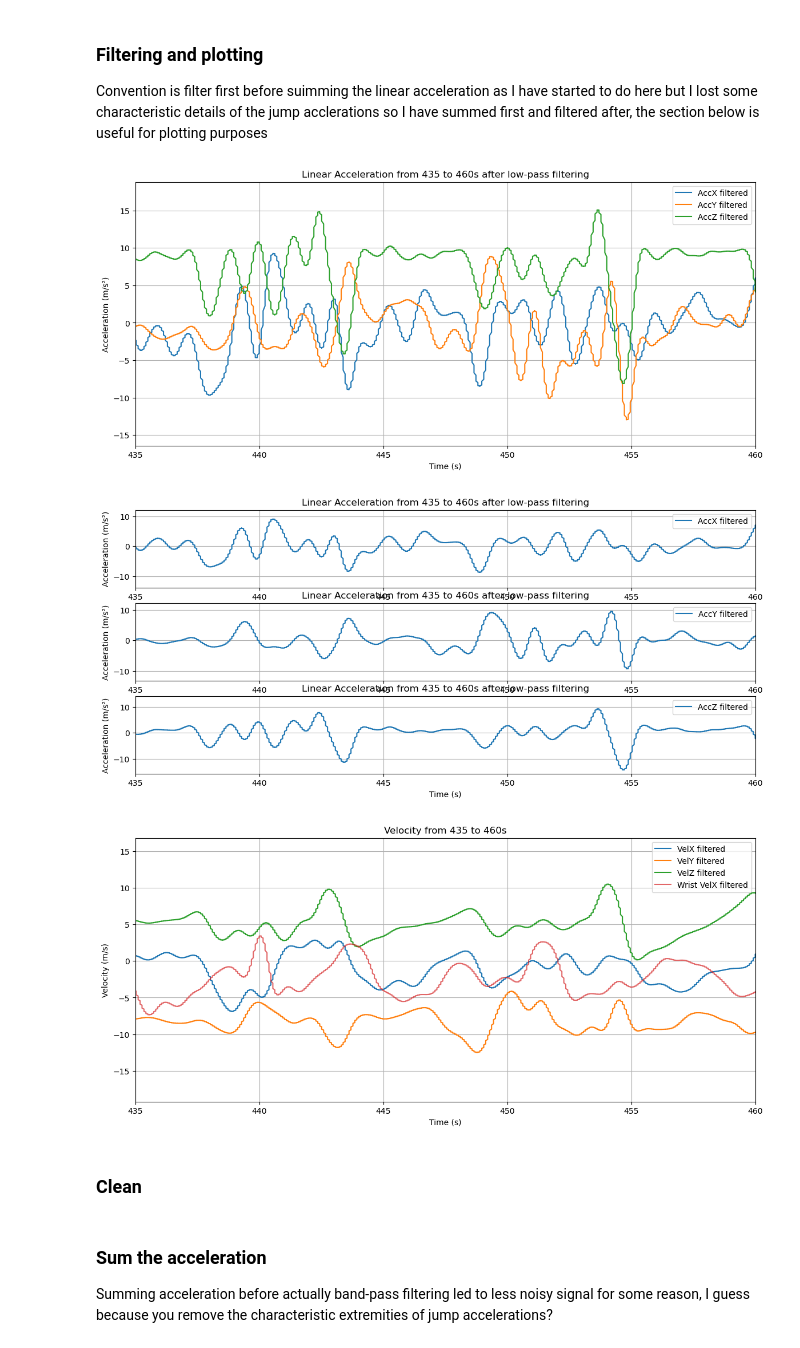
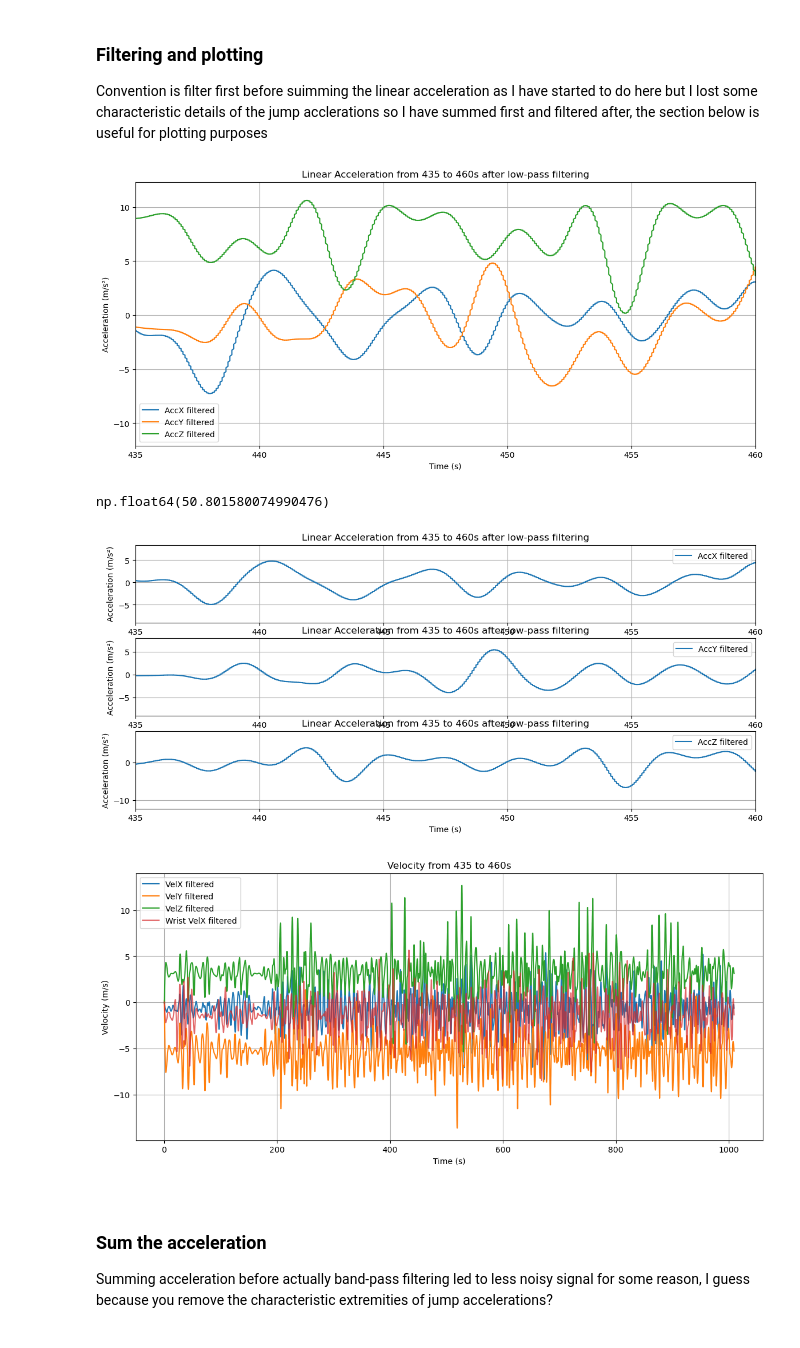
Before and after one commit to tdjohnson1987/ProJump, a Jupyter notebook: Data analysis and jump detection algorithm/EDA.ipynb, the cells around one changed output. Cells and saved outputs as stored; diff of their text form; code cells hidden in the pictures.

```diff
--- a/Data analysis and jump detection algorithm/EDA.ipynb
+++ b/Data analysis and jump detection algorithm/EDA.ipynb
@@ -574,7 +571,8 @@ Convention is filter first before suimming the linear acceleration as I have sta
 from scipy.signal import butter, filtfilt
 
 # Low-pass filter setup
-def butter_lowpass_filter(data, cutoff=1, fs=50, order=4):
+# def butter_lowpass_filter(data, cutoff=1, fs=50, order=4)
+def butter_lowpass_filter(data, cutoff=1, fs=136, order=4):
     nyq = 0.5 * fs
     norm_cutoff = cutoff / nyq
     b, a = butter(order, norm_cutoff, btype='low', analog=False)
@@ -601,11 +599,16 @@ plt.legend()
 plt.grid(True)
 plt.show()
 # %% [output]
-[figure, old version]
+[figure, new version]
+# %%
+estimated_hz
+# %% [output]
+np.float64(50.801580074990476)
 # %%
 from scipy import integrate
 
-def butter_highpass_filter(data, cutoff=0.1, fs=50, order=4):
+def butter_highpass_filter(data, cutoff=0.1, fs=136, order=4):
+# def butter_highpass_filter(data, cutoff=0.1, fs=50, order=4):
     nyq = 0.5 * fs
     norm_cutoff = cutoff / nyq
     b, a = butter(order, norm_cutoff, btype='high', analog=False)
@@ -623,8 +626,6 @@ plt.subplots(figsize=(14, 6), nrows=3, ncols=1)
 
 plt.subplot(3, 1, 1)
 plt.plot(df_mad_jonatan_chest['time'], filtered_accX_ch, label='AccX filtered')
-# plt.plot(df_mad_jonatan_chest['time'], filtered_accY_ch, label='AccY filtered')
-# plt.plot(df_mad_jonatan_chest['time'], filtered_accZ_ch, label='AccZ filtered')
 plt.xlim(435, 460)  # Adjust x-axis limits to zoom in
 # plt.ylim(-500, 500)  # Adjust y-axis limits
 plt.title('Linear Acceleration from 435 to 460s after low-pass filtering')
@@ -634,9 +635,7 @@ plt.legend()
 plt.grid(True)
 
 plt.subplot(3, 1, 2)
-# plt.plot(df_mad_jonatan_chest['time'], filtered_accX_ch, label='AccX filtered')
 plt.plot(df_mad_jonatan_chest['time'], filtered_accY_ch, label='AccY filtered')
-# plt.plot(df_mad_jonatan_chest['time'], filtered_accZ_ch, label='AccZ filtered')
 plt.xlim(435, 460)  # Adjust x-axis limits to zoom in
 # plt.ylim(-500, 500)  # Adjust y-axis limits
 plt.title('Linear Acceleration from 435 to 460s after low-pass filtering')
@@ -646,8 +645,6 @@ plt.legend()
 plt.grid(True)
 
 plt.subplot(3, 1, 3)
-# plt.plot(df_mad_jonatan_chest['time'], filtered_accX_ch, label='AccX filtered')
-# plt.plot(df_mad_jonatan_chest['time'], filtered_accY_ch, label='AccY filtered')
 plt.plot(df_mad_jonatan_chest['time'], filtered_accZ_ch, label='AccZ filtered')
 plt.xlim(435, 460)  # Adjust x-axis limits to zoom in
 # plt.ylim(-500, 500)  # Adjust y-axis limits
@@ -658,37 +655,39 @@ plt.legend()
 plt.grid(True)
 plt.show()
 # %% [output]
-[figure, old version]
+[figure, new version]
 # %%
 
 
-# Plot different axies of velocity
+# # Plot different axies of velocity
 filtered_velX_ch = integrate.cumulative_trapezoid(filtered_accX_ch, dx=1/estimated_hz, initial=0)
 filtered_velY_ch = integrate.cumulative_trapezoid(filtered_accY_ch, dx=1/estimated_hz, initial=0)
 filtered_velZ_ch = integrate.cumulative_trapezoid(filtered_accZ_ch, dx=1/estimated_hz, initial=0)
 
 filtered_velX_wr = integrate.cumulative_trapezoid(filtered_accX_wr, dx=1/estimated_hz, initial=0)
 filtered_velY_wr = integrate.cumulative_trapezoid(filtered_accY_wr, dx=1/estimated_hz, initial=0)
 filtered_velZ_wr = integrate.cumulative_trapezoid(filtered_accZ_wr, dx=1/estimated_hz, initial=0)
 
+
 #Plot from 435s to 460s
 plt.figure(figsize=(14, 6))
 plt.plot(df_mad_jonatan_chest['time'], filtered_velX_ch, label='VelX filtered')
 plt.plot(df_mad_jonatan_chest['time'], filtered_velY_ch, label='VelY filtered')
 plt.plot(df_mad_jonatan_chest['time'], filtered_velZ_ch, label='VelZ filtered')
 plt.plot(df_mad_jonatan_wrist['time'], filtered_velX_wr, label='Wrist VelX filtered', alpha=0.7)
-plt.xlim(435, 460)  # Adjust x-axis limits to zoom in
+
+# plt.xlim(435, 460)  # Adjust x-axis limits to zoom in
 # plt.ylim(-500, 500)  # Adjust y-axis limits
 plt.title('Velocity from 435 to 460s')
 plt.xlabel('Time (s)')
 plt.ylabel('Velocity (m/s)')
 plt.legend()
 plt.grid(True)
 plt.show()
 # %% [output]
-[figure, old version]
+[figure, new version]
 # %% [markdown]
-### Clean
+<!-- ### Clean -->
 # %%
 # print(np.isnan(df_mad_jonatan_chest['AccZ_chest_global']).sum(), np.isnan(df_mad_jonatan_chest['AccY_chest_global']).sum(), np.isnan(df_mad_jonatan_chest['AccX_chest_global']).sum())
 # %%
```
Also changed, not shown: parts of 12 cells of this notebook, 14 other files.
